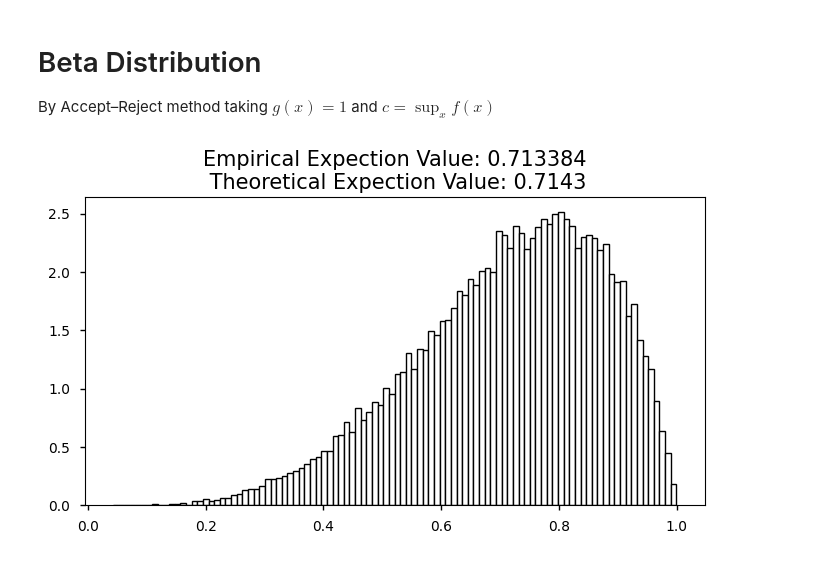
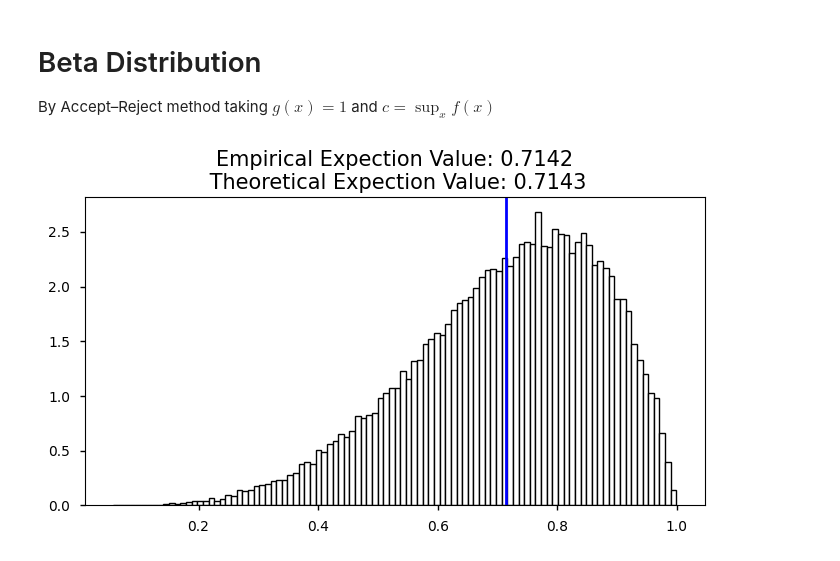
Before and after one commit to AzmainBiswas/Monte_Carlo, a Jupyter notebook: Generating Random Variable/Continuous.ipynb, the cells around one changed output. Cells and saved outputs as stored; diff of their text form; code cells hidden in the pictures.

```diff
--- a/Generating Random Variable/Continuous.ipynb
+++ b/Generating Random Variable/Continuous.ipynb
@@ -184,33 +244,33 @@ def Beta_RV(alpha, beta, Number_Of_Simulation):
     Beta_RVs = []
     for _ in range(Number_Of_Simulation):
         u = np.random.uniform()
         x = np.random.uniform()
         if u <= (
             x ** (alpha - 1)
             * (1 - x) ** (beta - 1)
             * (alpha + beta - 2) ** (alpha + beta - 2)
         ) / ((alpha - 1) ** (alpha - 1) * (beta - 1) ** (beta - 1)):
             Beta_RVs.append(x)
     return Beta_RVs
 
 
 alpha = 5
 beta = 2
 Beta_Rvs = Beta_RV(alpha, beta, Number_Of_Simulation)
 plt.figure(figsize=(8, 4))
 plt.hist(
     Beta_Rvs,
     linewidth=1,
     density=True,
     color='white',
     edgecolor="black",
     bins=100,
 )
-
+plt.axvline(statistics.mean(Beta_Rvs), color="blue", linewidth=2)
 plt.title(
-    f"Empirical Expection Value: {statistics.mean(Beta_Rvs):4f}\n Theoretical Expection Value: {alpha/(alpha+beta):.4f}",
+    f"Empirical Expection Value: {statistics.mean(Beta_Rvs):.4f}\n Theoretical Expection Value: {alpha/(alpha+beta):.4f}",
     fontsize=15,
 )
 plt.show()
 # %% [output]
-[figure, old version]
+[figure, new version]
```
Also changed, not shown: parts of 6 cells of this notebook, 4 other files.
